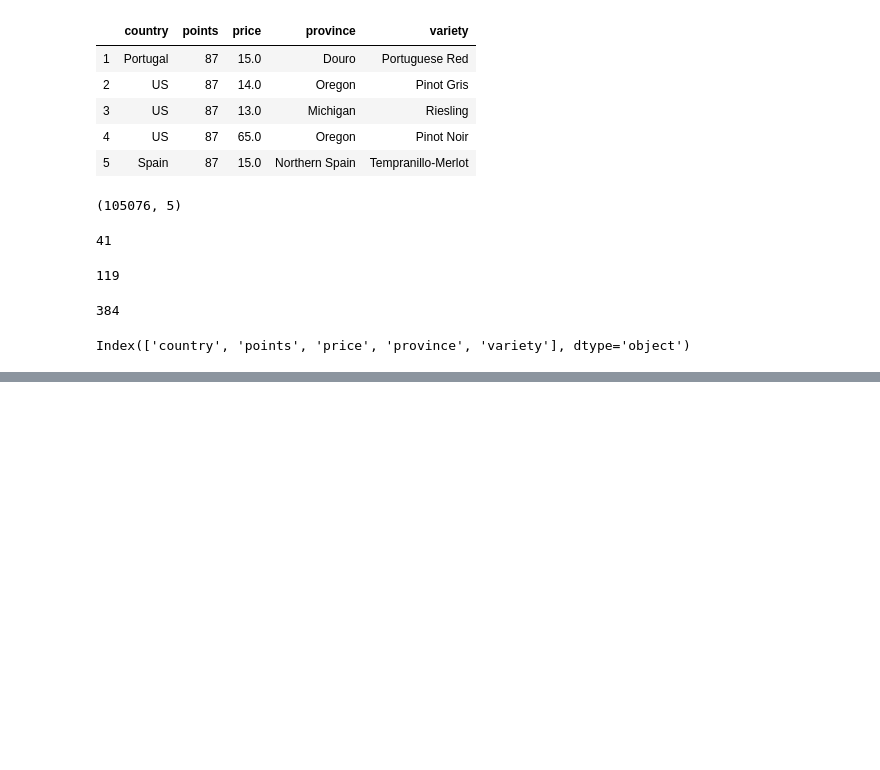
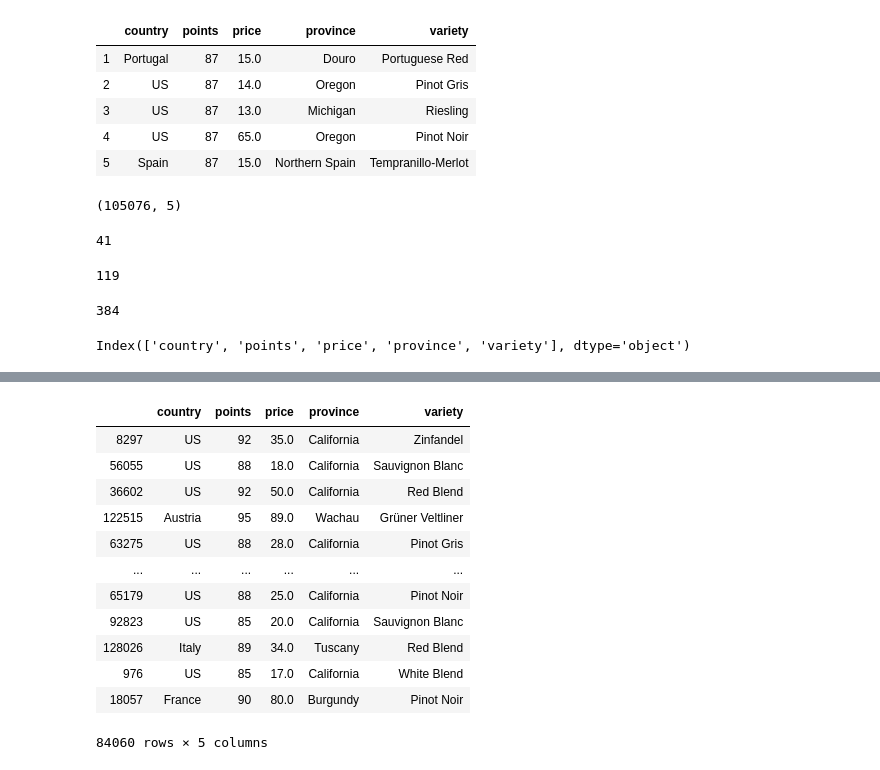
Before and after one commit to thespud56/Wine_Predictions, a Jupyter notebook: Points_Analysis.ipynb, the cells around one changed output, grey strips where cells are left out. Cells and saved outputs as stored; diff of their text form; code cells hidden in the pictures; blank space fills up the shorter version.

```diff
--- a/Points_Analysis.ipynb
+++ b/Points_Analysis.ipynb
@@ -574,5 +295,0 @@ sns.regplot(x=ridge_pred_st, y=y_test, data=data, color='darkmagenta')
-# %%
-import statsmodels.api as sm
-
-data['target'] = data.price
-target = data['target']
@@ -725,0 +300,4 @@ sns.regplot(x=data["points"], y=data["price"], data=data, color='darkmagenta')
+# %%
+y = data['points']
+# %%
+X, X_test, y_train, y_test = train_test_split(data, y, test_size= 0.20, random_state=42)
@@ -725,0 +350,16 @@ sns.regplot(x=data["points"], y=data["price"], data=data, color='darkmagenta')
+# %%
+X
+# %% [output]
+|  | country | points | price | province | variety |
+| 8297 | US | 92 | 35.0 | California | Zinfandel |
+| 56055 | US | 88 | 18.0 | California | Sauvignon Blanc |
+| 36602 | US | 92 | 50.0 | California | Red Blend |
+| 122515 | Austria | 95 | 89.0 | Wachau | Grüner Veltliner |
+| 63275 | US | 88 | 28.0 | California | Pinot Gris |
+| ... | ... | ... | ... | ... | ... |
+| 65179 | US | 88 | 25.0 | California | Pinot Noir |
+| 92823 | US | 85 | 20.0 | California | Sauvignon Blanc |
+| 128026 | Italy | 89 | 34.0 | Tuscany | Red Blend |
+| 976 | US | 85 | 17.0 | California | White Blend |
+| 18057 | France | 90 | 80.0 | Burgundy | Pinot Noir |
+84060 rows × 5 columns
```
Also changed, not shown: parts of 145 cells of this notebook.
